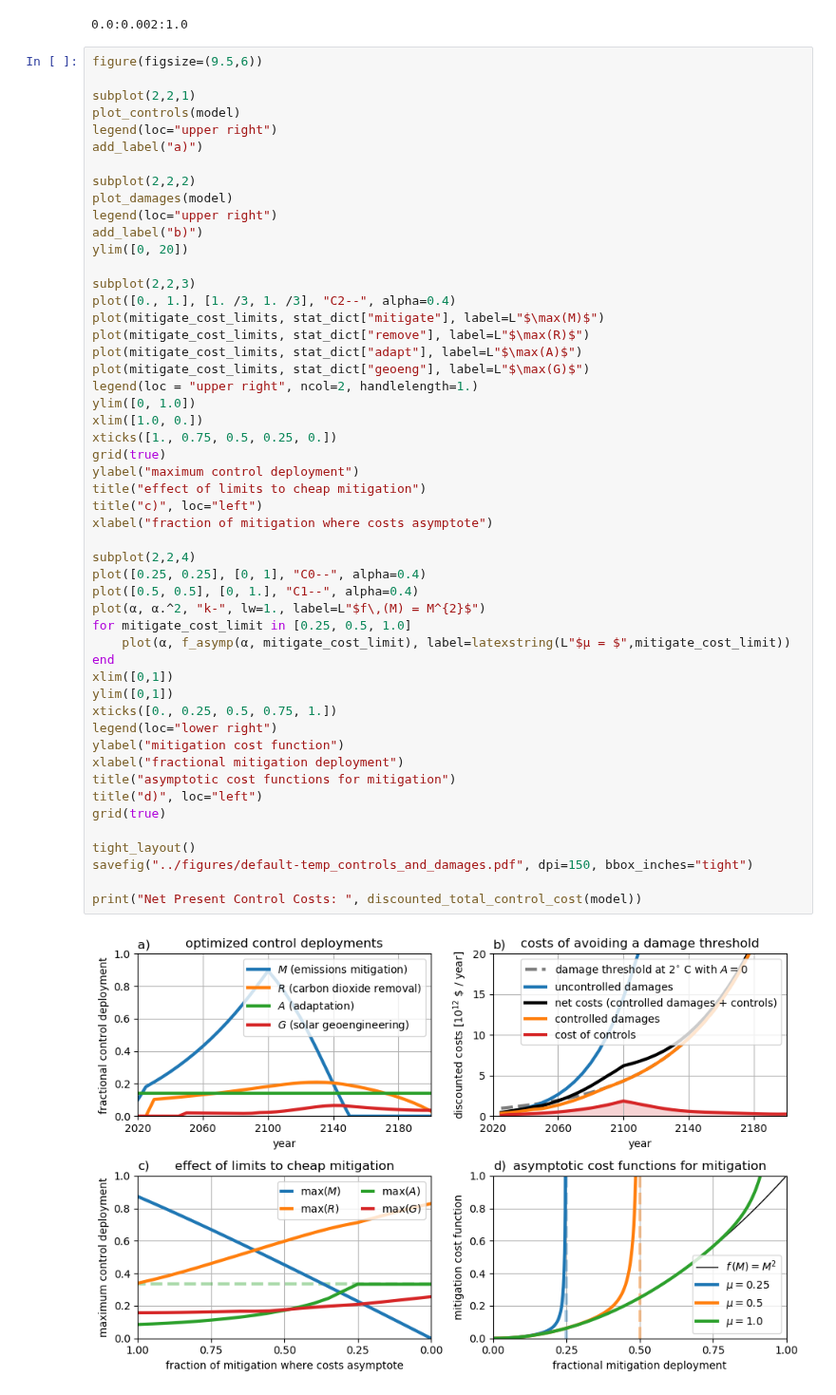
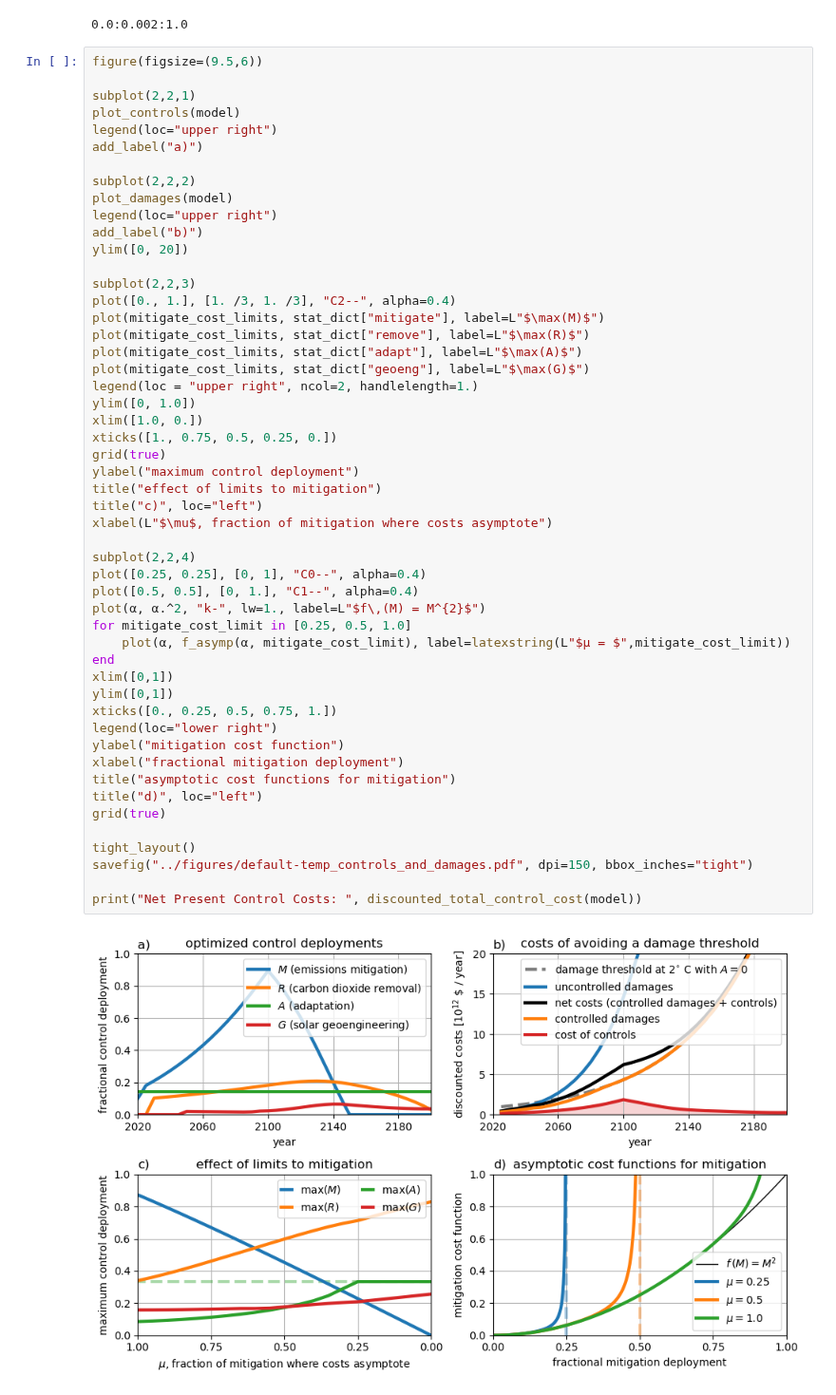
Before and after one commit to hdrake/OptimizeClimate, a Jupyter notebook: notebooks/1_default_figures.ipynb, the cells around one changed output. Shown at 95% size. Saved outputs shown, nothing was run; the diff lists cells and outputs as text.

Commit message:
Updated figure xlabel

```diff
--- a/notebooks/1_default_figures.ipynb
+++ b/notebooks/1_default_figures.ipynb
@@ -204,34 +204,34 @@ plot(mitigate_cost_limits, stat_dict["geoeng"], label=L"$\max(G)$")
 legend(loc = "upper right", ncol=2, handlelength=1.)
 ylim([0, 1.0])
 xlim([1.0, 0.])
 xticks([1., 0.75, 0.5, 0.25, 0.])
 grid(true)
 ylabel("maximum control deployment")
-title("effect of limits to cheap mitigation")
+title("effect of limits to mitigation")
 title("c)", loc="left")
-xlabel("fraction of mitigation where costs asymptote")
+xlabel(L"$\mu$, fraction of mitigation where costs asymptote")
 
 subplot(2,2,4)
 plot([0.25, 0.25], [0, 1], "C0--", alpha=0.4)
 plot([0.5, 0.5], [0, 1.], "C1--", alpha=0.4)
 plot(α, α.^2, "k-", lw=1., label=L"$f\,(M) = M^{2}$")
 for mitigate_cost_limit in [0.25, 0.5, 1.0]
     plot(α, f_asymp(α, mitigate_cost_limit), label=latexstring(L"$μ = $",mitigate_cost_limit))
 end
 xlim([0,1])
 ylim([0,1])
 xticks([0., 0.25, 0.5, 0.75, 1.])
 legend(loc="lower right")
 ylabel("mitigation cost function")
 xlabel("fractional mitigation deployment")
 title("asymptotic cost functions for mitigation")
 title("d)", loc="left")
 grid(true)
 
 tight_layout()
 savefig("../figures/default-temp_controls_and_damages.pdf", dpi=150, bbox_inches="tight")
 
 print("Net Present Control Costs: ", discounted_total_control_cost(model))
 # %% [output]
-[figure, old version]
+[figure, new version]
 Net Present Control Costs: 54.73534601538341
```
Also changed, not shown: 1 other file.
